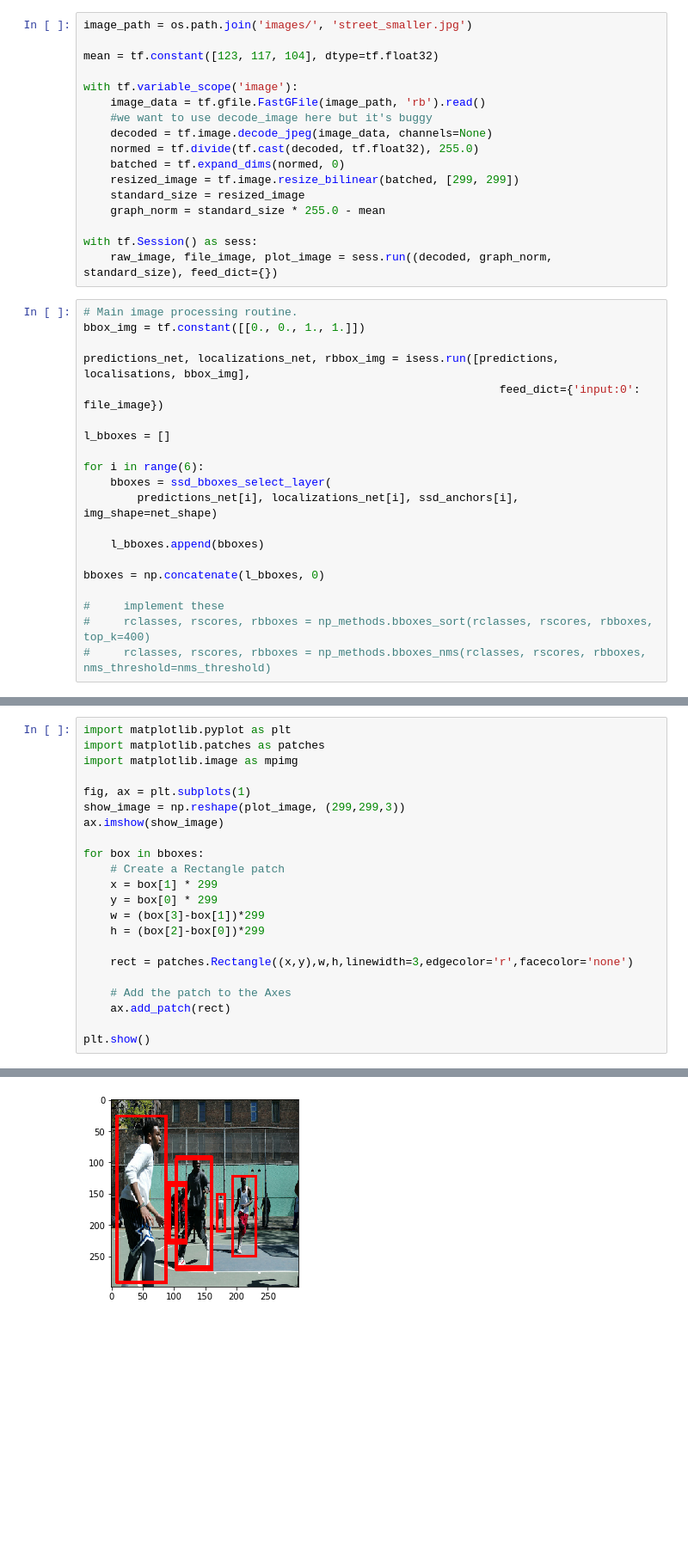
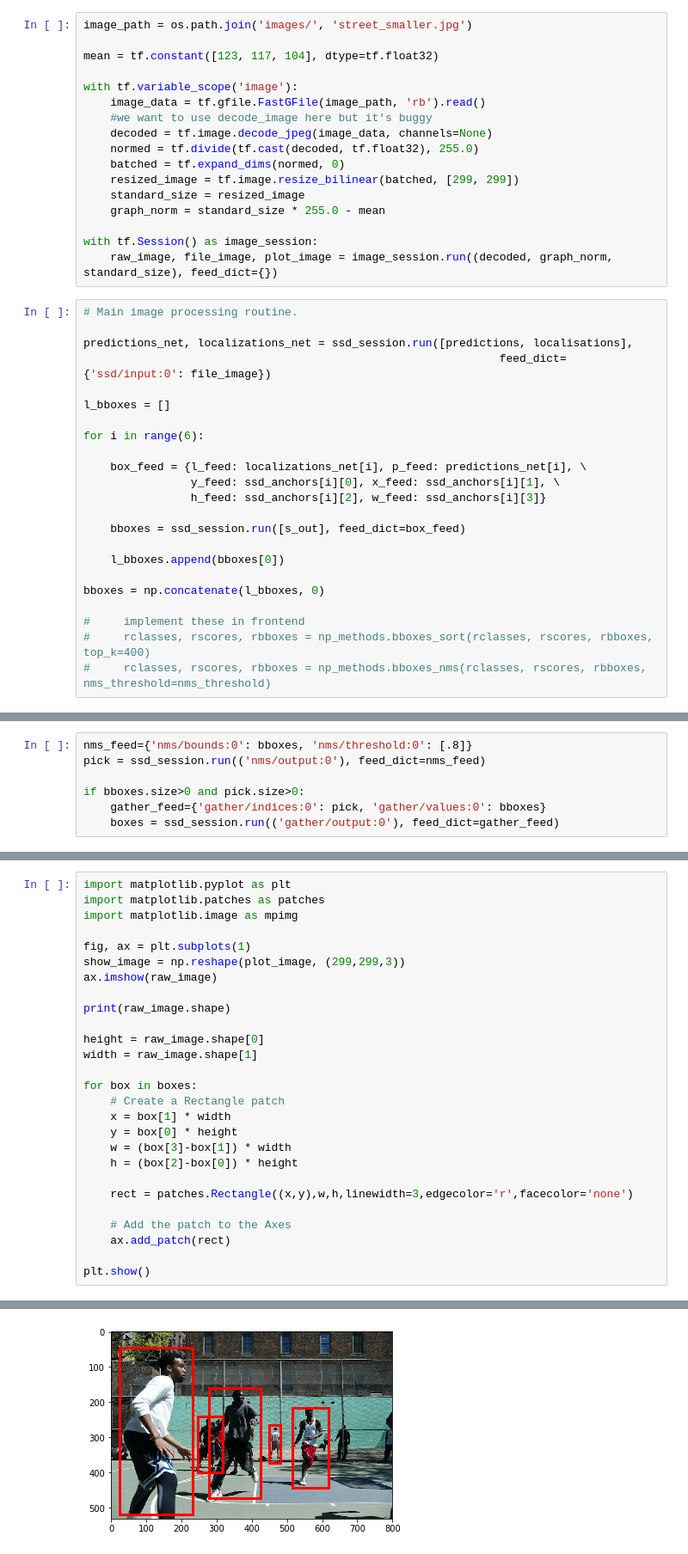
Before and after one commit to illmade/image-node, a Jupyter notebook: py/ssd_v1.ipynb, the cells around one changed output, grey strips where cells are left out. Shown at 86% size. Drawn from its saved outputs; the diff is of its cells as text; blank space fills up the shorter version.

```diff
--- a/py/ssd_v1.ipynb
+++ b/py/ssd_v1.ipynb
@@ -126,25 +138,28 @@ with tf.variable_scope('image'):
     standard_size = resized_image
     graph_norm = standard_size * 255.0 - mean
 
-with tf.Session() as sess:
-    raw_image, file_image, plot_image = sess.run((decoded, graph_norm, standard_size), feed_dict={})
+with tf.Session() as image_session:
+    raw_image, file_image, plot_image = image_session.run((decoded, graph_norm, standard_size), feed_dict={})
 # %%
 # Main image processing routine.
-bbox_img = tf.constant([[0., 0., 1., 1.]])
 
-predictions_net, localizations_net, rbbox_img = isess.run([predictions, localisations, bbox_img],
-                                                              feed_dict={'input:0': file_image})
+predictions_net, localizations_net = ssd_session.run([predictions, localisations],
+                                                              feed_dict={'ssd/input:0': file_image})
 
 l_bboxes = []
 
 for i in range(6):
-    bboxes = ssd_bboxes_select_layer(
-        predictions_net[i], localizations_net[i], ssd_anchors[i], img_shape=net_shape)
 
-    l_bboxes.append(bboxes)
+    box_feed = {l_feed: localizations_net[i], p_feed: predictions_net[i], \
+                y_feed: ssd_anchors[i][0], x_feed: ssd_anchors[i][1], \
+                h_feed: ssd_anchors[i][2], w_feed: ssd_anchors[i][3]}
+
+    bboxes = ssd_session.run([s_out], feed_dict=box_feed)
+
+    l_bboxes.append(bboxes[0])
 
 bboxes = np.concatenate(l_bboxes, 0)
 
-#     implement these
+#     implement these in frontend
 #     rclasses, rscores, rbboxes = np_methods.bboxes_sort(rclasses, rscores, rbboxes, top_k=400)
 #     rclasses, rscores, rbboxes = np_methods.bboxes_nms(rclasses, rscores, rbboxes, nms_threshold=nms_threshold)
@@ -150,0 +198,7 @@ bboxes = np.concatenate(l_bboxes, 0)
+# %%
+nms_feed={'nms/bounds:0': bboxes, 'nms/threshold:0': [.8]}
+pick = ssd_session.run(('nms/output:0'), feed_dict=nms_feed)
+
+if bboxes.size>0 and pick.size>0:
+    gather_feed={'gather/indices:0': pick, 'gather/values:0': bboxes}
+    boxes = ssd_session.run(('gather/output:0'), feed_dict=gather_feed)
@@ -155,14 +217,19 @@ import matplotlib.image as mpimg
 
 fig, ax = plt.subplots(1)
 show_image = np.reshape(plot_image, (299,299,3))
-ax.imshow(show_image)
+ax.imshow(raw_image)
 
-for box in bboxes:
+print(raw_image.shape)
+
+height = raw_image.shape[0]
+width = raw_image.shape[1]
+
+for box in boxes:
     # Create a Rectangle patch
-    x = box[1] * 299
-    y = box[0] * 299
-    w = (box[3]-box[1])*299
-    h = (box[2]-box[0])*299
+    x = box[1] * width
+    y = box[0] * height
+    w = (box[3]-box[1]) * width
+    h = (box[2]-box[0]) * height
 
     rect = patches.Rectangle((x,y),w,h,linewidth=3,edgecolor='r',facecolor='none')
 
@@ -174 +242 @@ plt.show()
-[figure, old version]
+[figure, new version]
```
Also changed, not shown: parts of 15 cells of this notebook, 26 other files.
